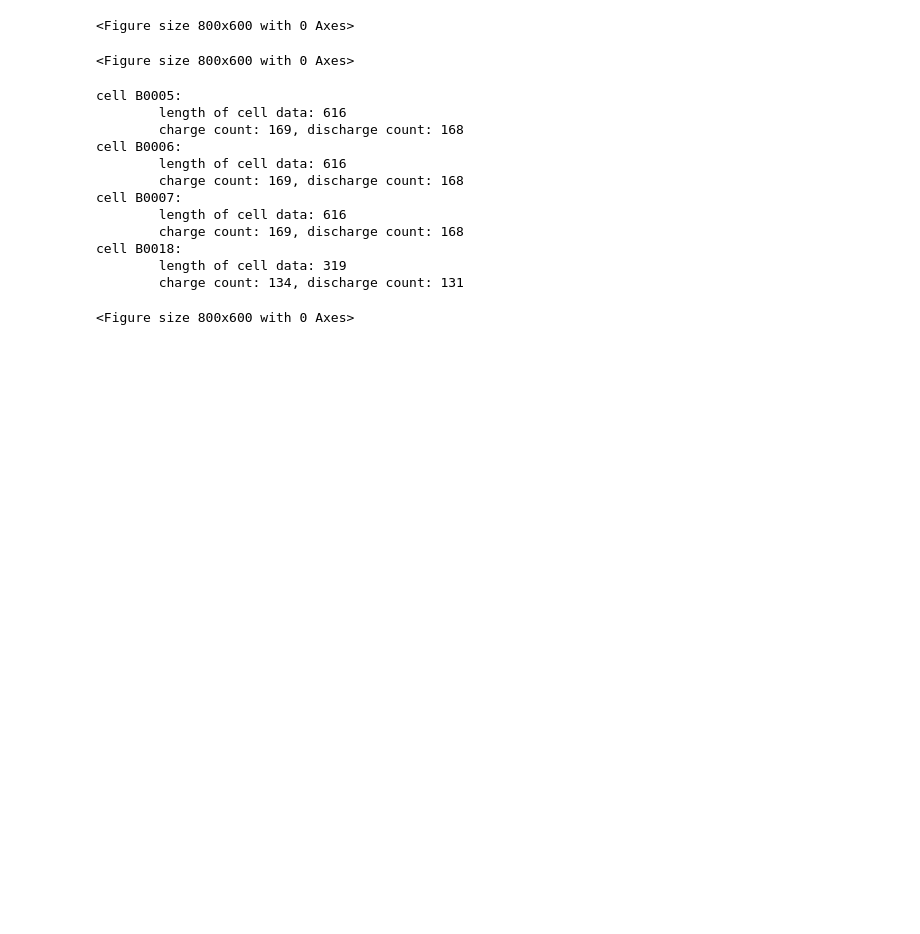
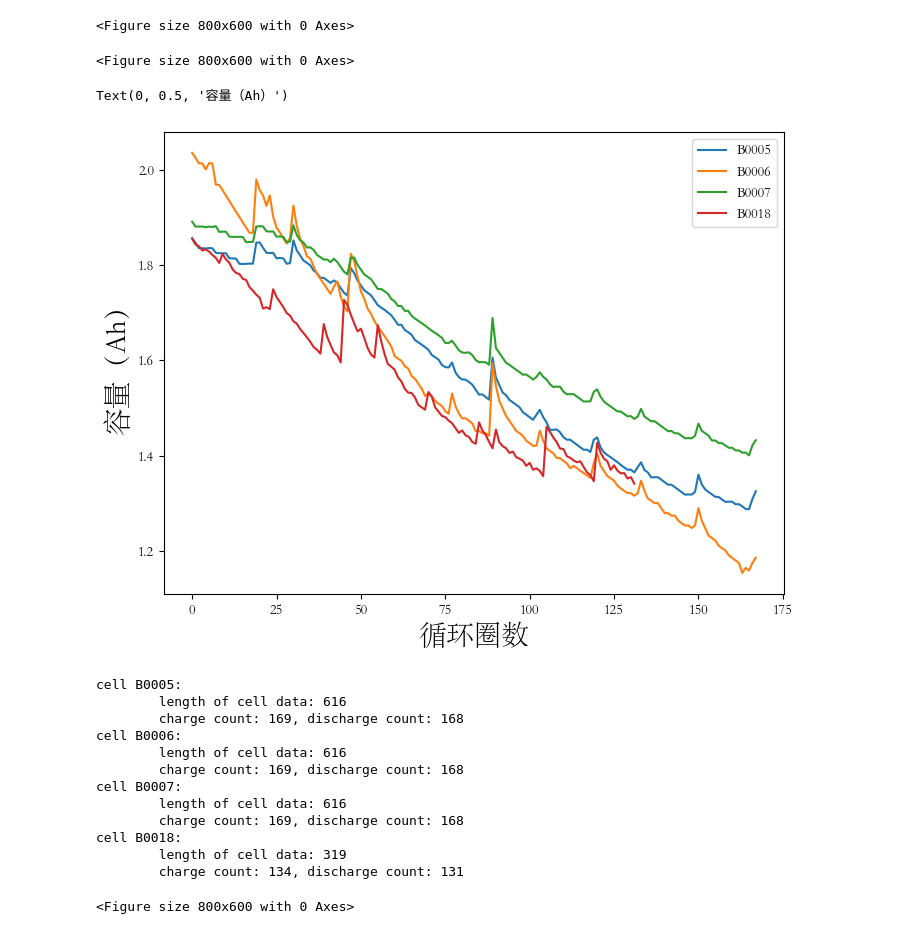
Before and after one commit to hilinxinhui/battery_phm, a Jupyter notebook: notebooks/data_preprocess/nasa.ipynb, the cells around one changed output. Drawn from its saved outputs; the diff is of its cells as text; code cells hidden in the pictures; blank space fills up the shorter version.

Commit message:
Update data preprocess code, regenerate figures.

```diff
--- a/notebooks/data_preprocess/nasa.ipynb
+++ b/notebooks/data_preprocess/nasa.ipynb
@@ -91,6 +91,20 @@ for idx in range(len(battery_names)):
 <Figure size 800x600 with 0 Axes>
 <Figure size 800x600 with 0 Axes>
 <Figure size 800x600 with 0 Axes>
+# %%
+# 容量退化曲线可视化，在一张图中显示
+save_path = "../../data/processed_data/nasa/nasa_capacity.npy"
+load_capacity = np.load(save_path, allow_pickle=True)
+battery_names = ["B0005", "B0006", "B0007", "B0018"]
+plt.figure(figsize=(8, 6))
+for i in range(len(battery_names)):
+    plt.plot(load_capacity[i])
+plt.legend(battery_names)
+plt.xlabel("循环圈数", font)
+plt.ylabel("容量（Ah）", font)
+# %% [output]
+Text(0, 0.5, '容量（Ah）')
+[figure, added]
 # %%
 # 电池数据统计
 for index, cell in enumerate(list(nasa_data.keys())):
```
Also changed, not shown: 1 other file.
